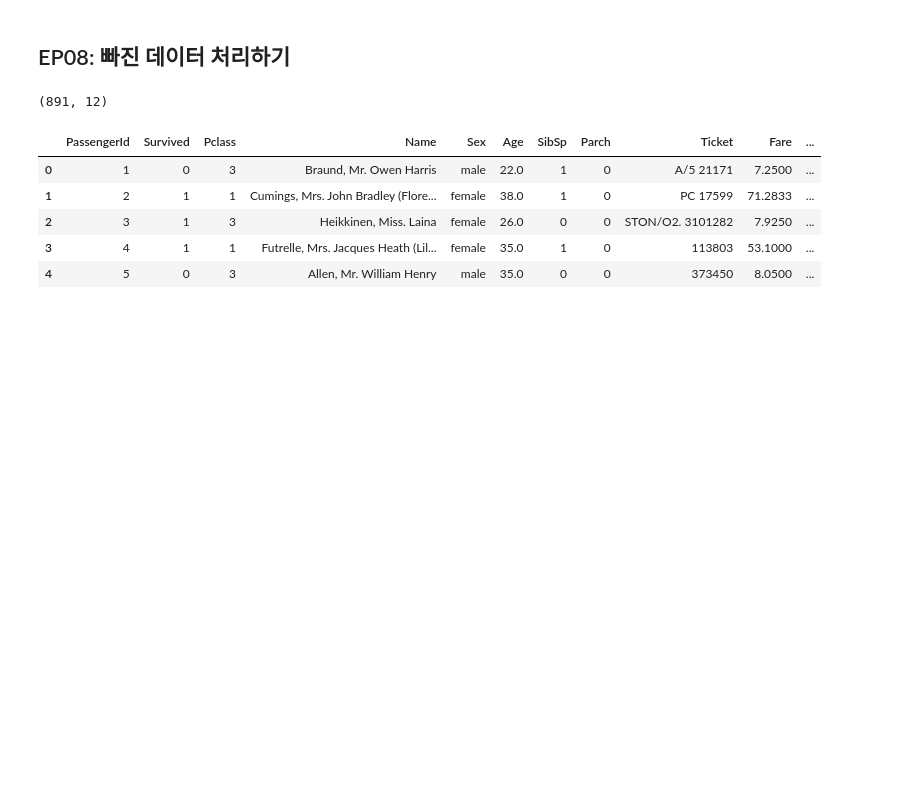
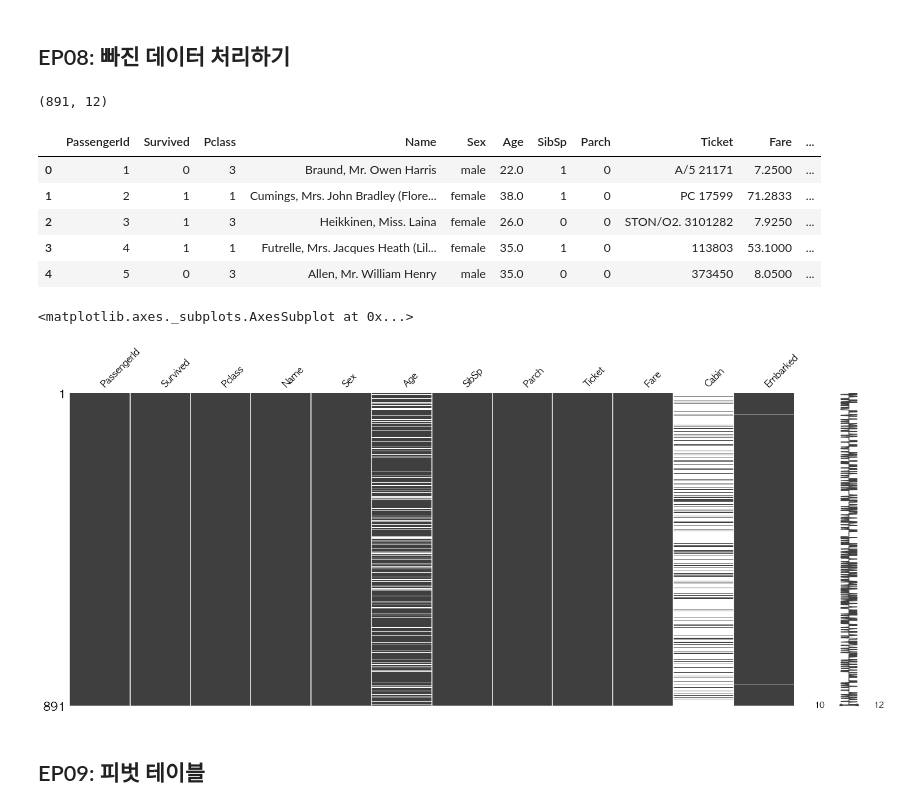
Before and after one commit to CodingSta/demo-lge-201811, a Jupyter notebook: 3일차.ipynb, the cells around one changed output. Cells and saved outputs as stored; diff of their text form; code cells hidden in the pictures; blank space fills up the shorter version.

```diff
--- a/3일차.ipynb
+++ b/3일차.ipynb
@@ -306,3 +306,10 @@ train_df.head()
 | 2 | 3 | 1 | 3 | Heikkinen, Miss. Laina | female | 26.0 | 0 | 0 | STON/O2. 3101282 | 7.9250 | ... |
 | 3 | 4 | 1 | 1 | Futrelle, Mrs. Jacques Heath (Lil... | female | 35.0 | 1 | 0 | 113803 | 53.1000 | ... |
 | 4 | 5 | 0 | 3 | Allen, Mr. William Henry | male | 35.0 | 0 | 0 | 373450 | 8.0500 | ... |
+# %%
+import missingno as msno
+
+msno.matrix(train_df)
+# %% [output]
+<matplotlib.axes._subplots.AxesSubplot at 0x...>
+[figure, added]
@@ -308,0 +322,2 @@ train_df.head()
+# %% [markdown]
+## EP09: 피벗 테이블
```
Also changed, not shown: parts of 13 cells of this notebook.
